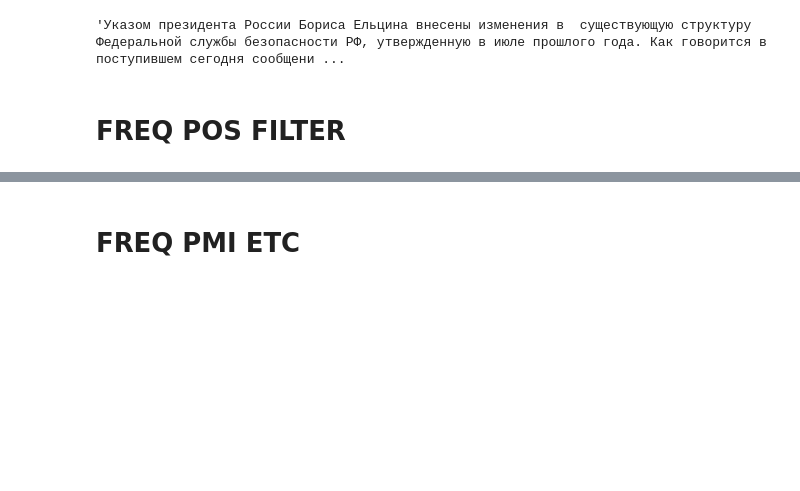
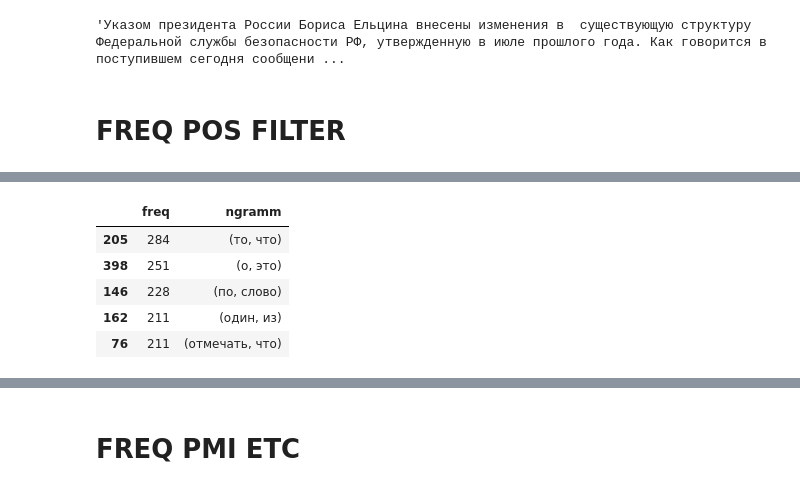
Before and after one commit to bbkjunior/Autotutor, a Jupyter notebook: improved_approach/colloc/get_collocations_calcuate_vectors.ipynb, the cells around one changed output, grey strips where cells are left out. Drawn from its saved outputs; the diff is of its cells as text; code cells hidden in the pictures; blank space fills up the shorter version.

```diff
--- a/improved_approach/colloc/get_collocations_calcuate_vectors.ipynb
+++ b/improved_approach/colloc/get_collocations_calcuate_vectors.ipynb
@@ -48,0 +129,9 @@ quadgram_freq_clean = cean_pos_tags(quadgram_freq, "quadgramF")
+# %%
+bigramFreqTable_clean.head()
+# %% [output]
+|  | freq | ngramm |
+| 205 | 284 | (то, что) |
+| 398 | 251 | (о, это) |
+| 146 | 228 | (по, слово) |
+| 162 | 211 | (один, из) |
+| 76 | 211 | (отмечать, что) |
```
Also changed, not shown: parts of 28 cells of this notebook, 11 other files.
